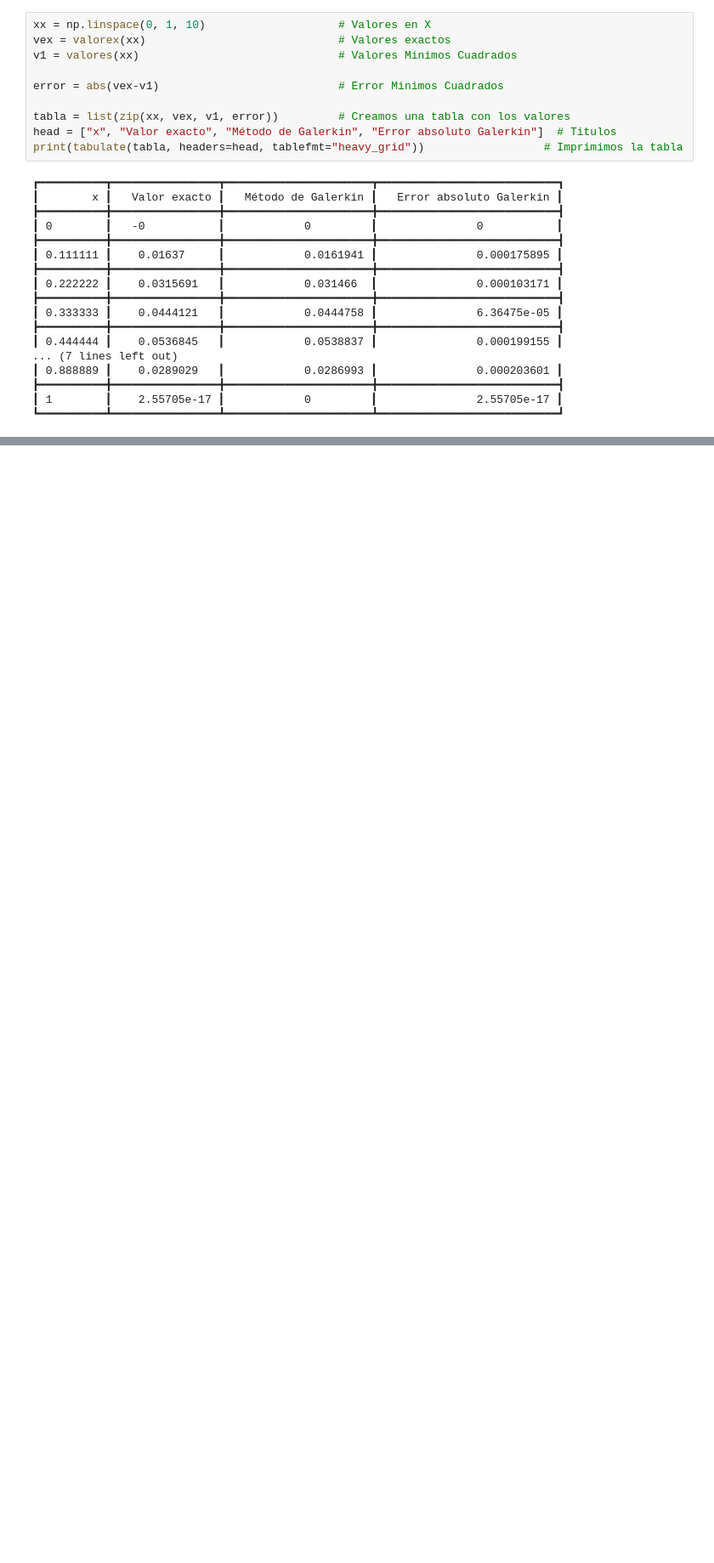
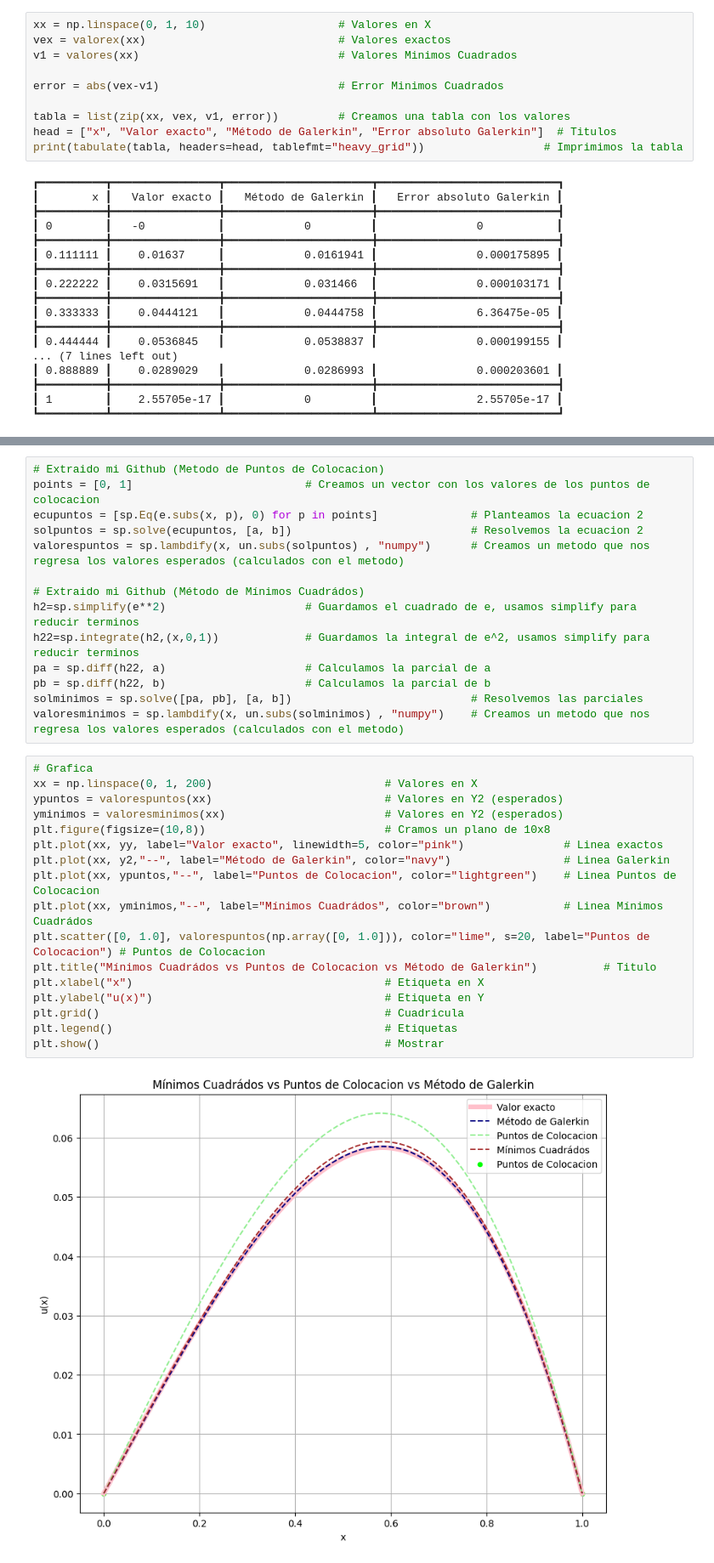
Before and after one commit to Lu1sV1rus/EDP, a Jupyter notebook: Método_de_Galerkin.ipynb, the cells around one changed output, grey strips where cells are left out. Shown at 85% size. Saved outputs shown, nothing was run; the diff lists cells and outputs as text; blank space fills up the shorter version.

```diff
--- a/Método_de_Galerkin.ipynb
+++ b/Método_de_Galerkin.ipynb
@@ -113,0 +236,33 @@ print(tabulate(tabla, headers=head, tablefmt="heavy_grid"))                  # I
+# %%
+# Extraido mi Github (Metodo de Puntos de Colocacion)
+points = [0, 1]                          # Creamos un vector con los valores de los puntos de colocacion
+ecupuntos = [sp.Eq(e.subs(x, p), 0) for p in points]              # Planteamos la ecuacion 2
+solpuntos = sp.solve(ecupuntos, [a, b])                           # Resolvemos la ecuacion 2
+valorespuntos = sp.lambdify(x, un.subs(solpuntos) , "numpy")      # Creamos un metodo que nos regresa los valores esperados (calculados con el metodo)
+
+# Extraido mi Github (Método de Mínimos Cuadrádos)
+h2=sp.simplify(e**2)                     # Guardamos el cuadrado de e, usamos simplify para reducir terminos
+h22=sp.integrate(h2,(x,0,1))             # Guardamos la integral de e^2, usamos simplify para reducir terminos
+pa = sp.diff(h22, a)                     # Calculamos la parcial de a
+pb = sp.diff(h22, b)                     # Calculamos la parcial de b
+solminimos = sp.solve([pa, pb], [a, b])                           # Resolvemos las parciales
+valoresminimos = sp.lambdify(x, un.subs(solminimos) , "numpy")    # Creamos un metodo que nos regresa los valores esperados (calculados con el metodo)
+# %%
+# Grafica
+xx = np.linspace(0, 1, 200)                          # Valores en X
+ypuntos = valorespuntos(xx)                          # Valores en Y2 (esperados)
+yminimos = valoresminimos(xx)                        # Valores en Y2 (esperados)
+plt.figure(figsize=(10,8))                           # Cramos un plano de 10x8
+plt.plot(xx, yy, label="Valor exacto", linewidth=5, color="pink")               # Linea exactos
+plt.plot(xx, y2,"--", label="Método de Galerkin", color="navy")                 # Linea Galerkin
+plt.plot(xx, ypuntos,"--", label="Puntos de Colocacion", color="lightgreen")    # Linea Puntos de Colocacion
+plt.plot(xx, yminimos,"--", label="Mínimos Cuadrádos", color="brown")           # Linea Mínimos Cuadrádos
+plt.scatter([0, 1.0], valorespuntos(np.array([0, 1.0])), color="lime", s=20, label="Puntos de Colocacion") # Puntos de Colocacion
+plt.title("Mínimos Cuadrádos vs Puntos de Colocacion vs Método de Galerkin")          # Titulo
+plt.xlabel("x")                                      # Etiqueta en X
+plt.ylabel("u(x)")                                   # Etiqueta en Y
+plt.grid()                                           # Cuadricula
+plt.legend()                                         # Etiquetas
+plt.show()                                           # Mostrar
+# %% [output]
+[figure, added]
```
Also changed, not shown: parts of 28 cells of this notebook.
